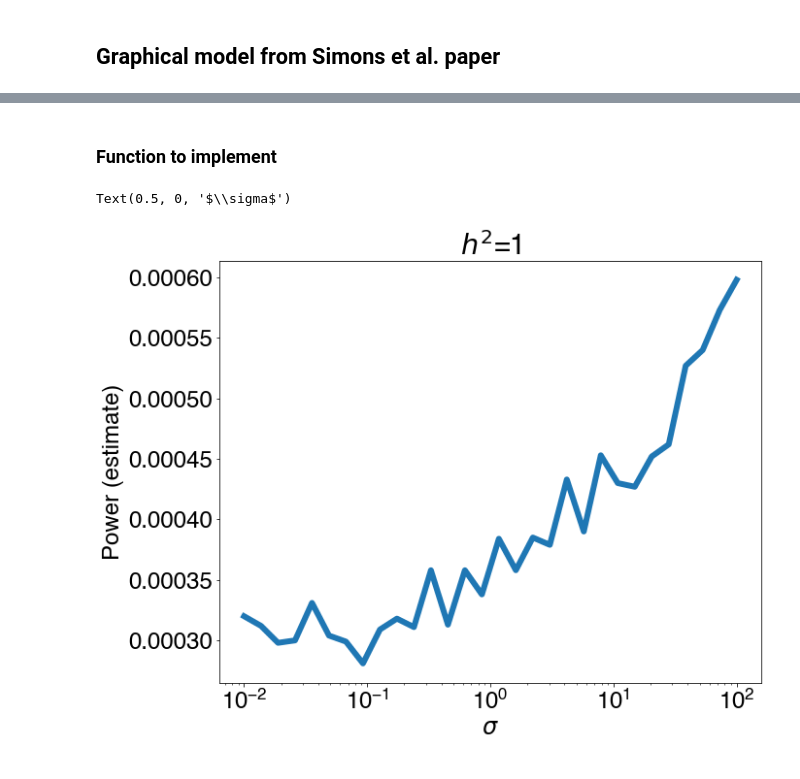
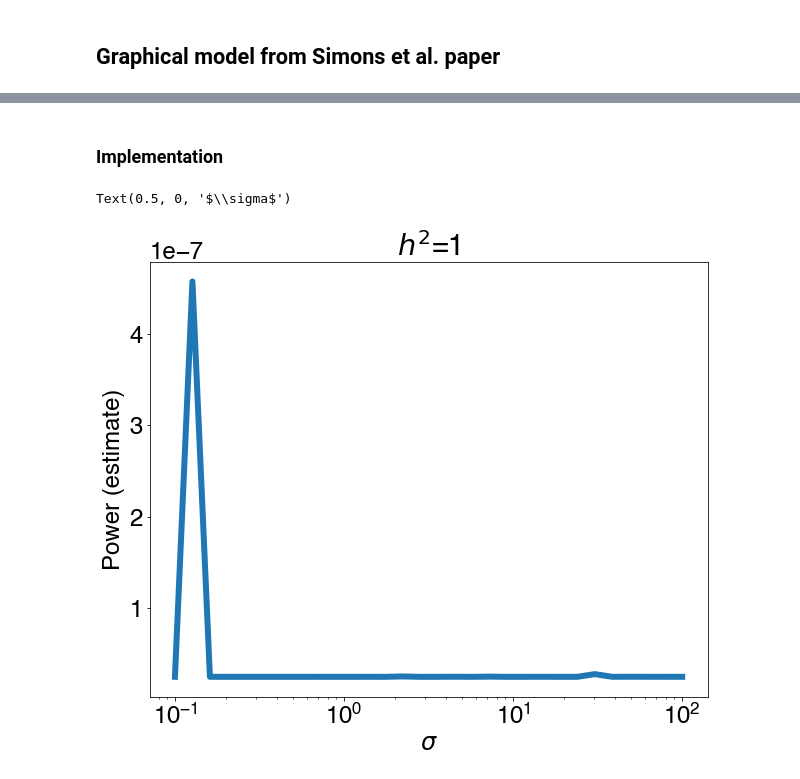
Before and after one commit to dp-rice/spatial-sfs, a Jupyter notebook: theory/Simons2022_model/Simons_model.ipynb, the cells around one changed output, grey strips where cells are left out. Cells and saved outputs as stored; diff of their text form; code cells hidden in the pictures.

```diff
--- a/theory/Simons2022_model/Simons_model.ipynb
+++ b/theory/Simons2022_model/Simons_model.ipynb
@@ -38,22 +39,19 @@ pole_vals = data_pr['poles']
 ## Graphical model from Simons et al. paper
 # %% [markdown]
 ![](model.png)
-# %% [markdown]
-### Function to implement
+# %% [markdown]
+### Implementation
 # %%
 def zscore_montecarlo_loop(h2,L,sigma_vals,pole_vals,res_vals,sigma_list,N=1000,D=1,d=2,mu=1e-8,n=1e8,fs_mean=-4,
-                           fs_sd=1,size=1000,thresh=5.45):
-    # distribution for f(s)
-    nd = norm(loc=fs_mean,scale=fs_sd)
-
-    # to store results
+                           fs_sd=1,size=1000,thresh=5.45,fofs_filename="fofs.txt"):
+    fofs = pd.read_table(fofs_filename,header=None)
     pow_list = np.zeros(len(sigma_list))
-
+    pow_all = []
     # for each value of sigma
     for j in range(len(sigma_list)):
 
         # sample values of s
-        samples=nd.rvs(size=size)
+        samples = np.random.choice(a=fofs.iloc[:,0],p=fofs.iloc[:,1]/sum(fofs.iloc[:,1]),size=size)
         s_samples = [10**x for x in samples]
 
         # store z's
@@ -74,29 +72,30 @@ def zscore_montecarlo_loop(h2,L,sigma_vals,pole_vals,res_vals,sigma_list,N=1000,
             sd = (h2/L)*(1/(4*mu))*s_samples[i]
             b=np.random.normal(0,sd,1)
 
-            # sample z score
+            # get probability z score > thresh
             mean = b*np.sqrt(n*q*(1-q))
-            z = np.random.normal(mean,1,1)
+            z = norm.sf(thresh, loc=mean, scale=1)
             z_arr[i]=np.abs(z)
 
-        count = np.count_nonzero(z_arr > thresh)
-        pow_list[j] = count/n
+        pow_list[j]=np.mean(z_arr)
+#         pow_all.append(z_arr)
 
     return pow_list
-#     plt.plot(sigma_list,pow_list)
-#     plt.xscale("log")
-#     plt.yscale("log")
+# %%
+sl = np.logspace(-1,2,30)
+reps = 10000
+target = 1e7
 # %%
-sl = np.logspace(-2,2,30)
+
 h2=1
-power_vals = zscore_montecarlo_loop(h2=h2,L=1e4,sigma_vals=sigma_vals,pole_vals=pole_vals,
-                                    res_vals=res_vals,sigma_list=sl,size=10000,n=1e6)
+power_vals = zscore_montecarlo_loop(h2=h2,L=target,sigma_vals=sigma_vals,pole_vals=pole_vals,
+                                    res_vals=res_vals,sigma_list=sl,size=reps,n=1e6)
 plt.plot(sl,power_vals)
 plt.xscale("log")
 plt.title(r"$h^2$="+str(h2))
 plt.ylabel("Power (estimate)")
 plt.xlabel(r"$\sigma$")
 # %% [output]
 Text(0.5, 0, '$\\sigma$')
-[figure, old version]
+[figure, new version]
 # %%
```
Also changed, not shown: parts of 4 cells of this notebook, 1 other file.
